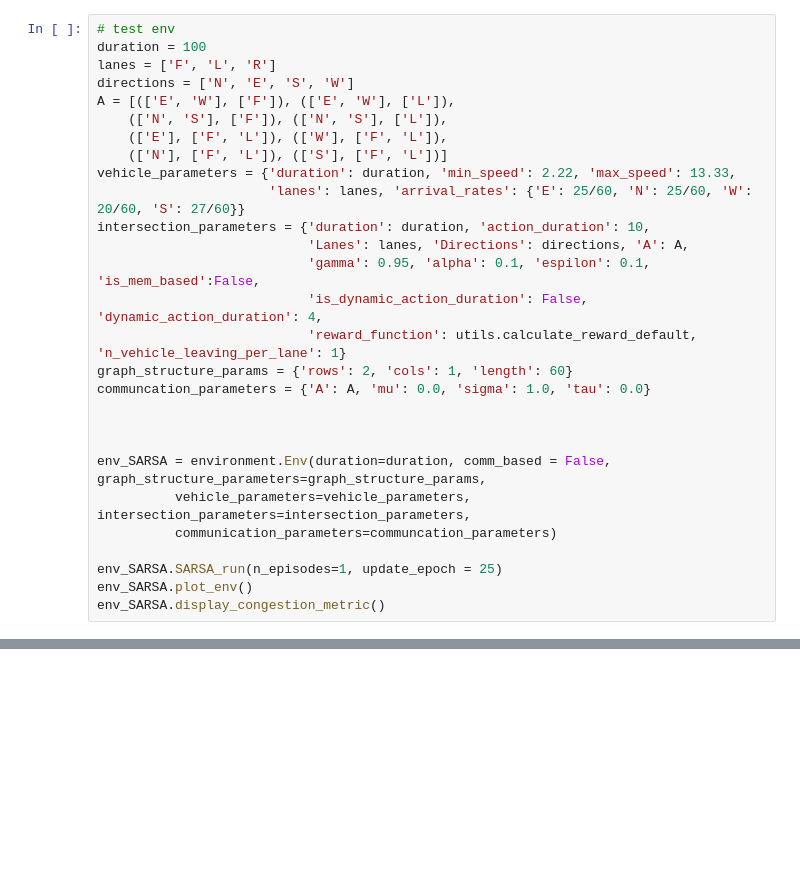
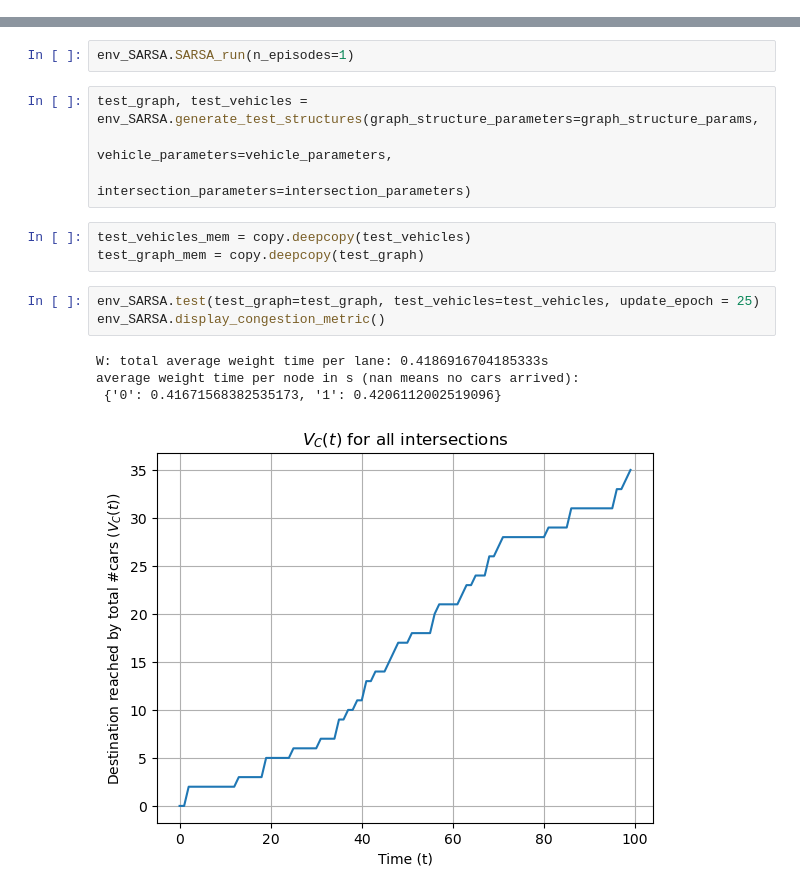
Before and after one commit to kvnoct/episodic_control, a Jupyter notebook: memory_sarsa/test.ipynb, the cells around one changed output, grey strips where cells are left out. Cells and saved outputs as stored; diff of their text form; blank space fills up the shorter version.

```diff
--- a/memory_sarsa/test.ipynb
+++ b/memory_sarsa/test.ipynb
@@ -46,28 +32,0 @@ env_SARSA.SARSA_run(n_episodes=1, update_epoch = 25)
-# %%
-# test env
-duration = 100
-lanes = ['F', 'L', 'R']
-directions = ['N', 'E', 'S', 'W']
-A = [(['E', 'W'], ['F']), (['E', 'W'], ['L']),
-    (['N', 'S'], ['F']), (['N', 'S'], ['L']),
-    (['E'], ['F', 'L']), (['W'], ['F', 'L']),
-    (['N'], ['F', 'L']), (['S'], ['F', 'L'])]
-vehicle_parameters = {'duration': duration, 'min_speed': 2.22, 'max_speed': 13.33,
-                      'lanes': lanes, 'arrival_rates': {'E': 25/60, 'N': 25/60, 'W': 20/60, 'S': 27/60}}
-intersection_parameters = {'duration': duration, 'action_duration': 10,
-                           'Lanes': lanes, 'Directions': directions, 'A': A,
-                           'gamma': 0.95, 'alpha': 0.1, 'espilon': 0.1, 'is_mem_based':False,
-                           'is_dynamic_action_duration': False, 'dynamic_action_duration': 4,
-                           'reward_function': utils.calculate_reward_default, 'n_vehicle_leaving_per_lane': 1}
-graph_structure_params = {'rows': 2, 'cols': 1, 'length': 60}
-communcation_parameters = {'A': A, 'mu': 0.0, 'sigma': 1.0, 'tau': 0.0}
-
-
-
-env_SARSA = environment.Env(duration=duration, comm_based = False, graph_structure_parameters=graph_structure_params,
-          vehicle_parameters=vehicle_parameters, intersection_parameters=intersection_parameters,
-          communication_parameters=communcation_parameters)
-
-env_SARSA.SARSA_run(n_episodes=1, update_epoch = 25)
-env_SARSA.plot_env()
-env_SARSA.display_congestion_metric()
@@ -115,0 +33,17 @@ average weight time per node in s (nan means no cars arrived):
+# %%
+env_SARSA.SARSA_run(n_episodes=1)
+# %%
+test_graph, test_vehicles = env_SARSA.generate_test_structures(graph_structure_parameters=graph_structure_params,
+                                                               vehicle_parameters=vehicle_parameters,
+                                                               intersection_parameters=intersection_parameters)
+# %%
+test_vehicles_mem = copy.deepcopy(test_vehicles)
+test_graph_mem = copy.deepcopy(test_graph)
+# %%
+env_SARSA.test(test_graph=test_graph, test_vehicles=test_vehicles, update_epoch = 25)
+env_SARSA.display_congestion_metric()
+# %% [output]
+W: total average weight time per lane: 0.4186916704185333s
+average weight time per node in s (nan means no cars arrived):
+ {'0': 0.41671568382535173, '1': 0.4206112002519096}
+[figure, added]
```
Also changed, not shown: parts of 15 cells of this notebook, 52 other files.
